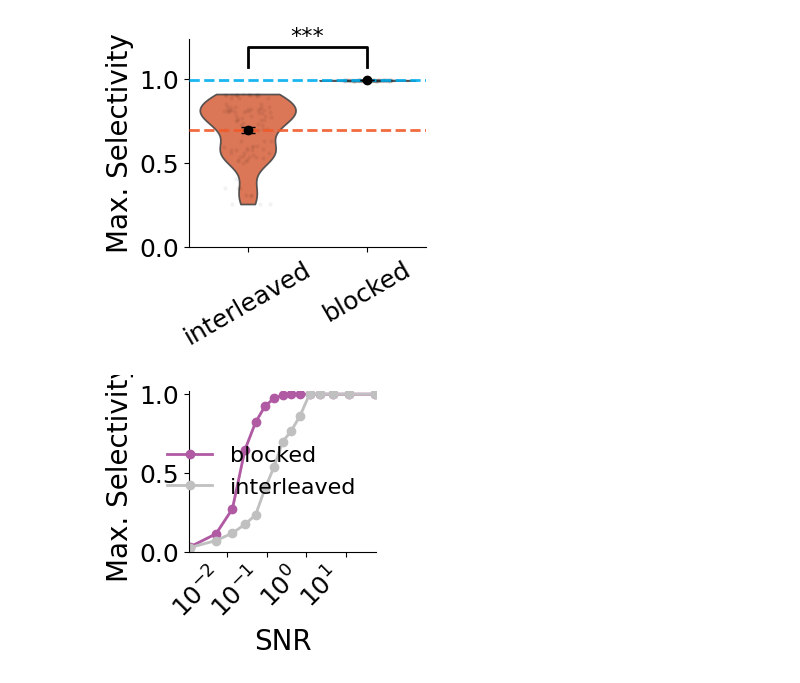
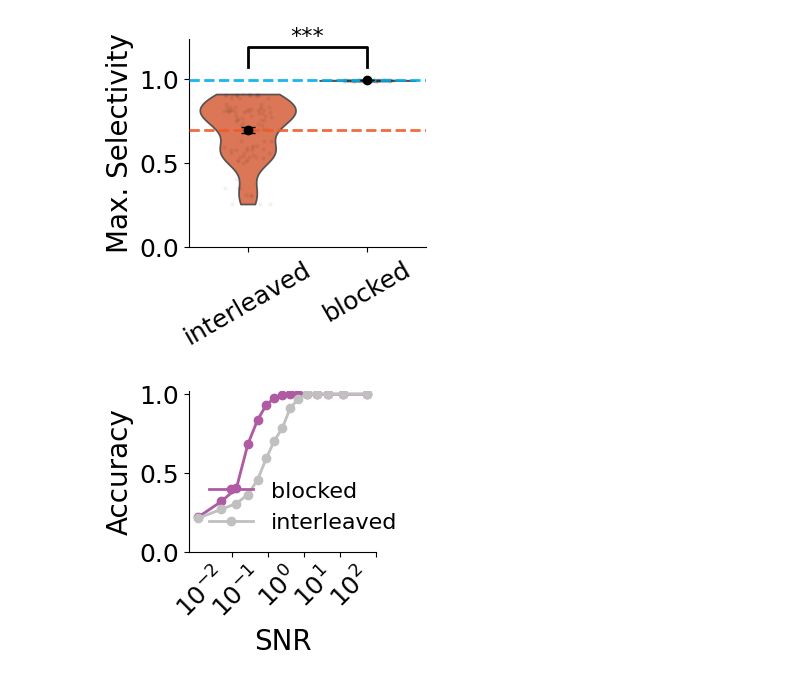
Before and after one commit to albesagonzalez/sensory-semantic-episodes, a Jupyter notebook: Figure_7_recall_blocked.ipynb, the cells around one changed output. Drawn from its saved outputs; the diff is of its cells as text; code cells hidden in the pictures.

```diff
--- a/Figure_7_recall_blocked.ipynb
+++ b/Figure_7_recall_blocked.ipynb
@@ -48,6 +48,8 @@ blue_yellow = LinearSegmentedColormap.from_list(
 
 gray = '#C0C0C0'
 purple = '#B05AA3'
+shared_snr_ticks = [1e-2, 1e-1, 1e0, 1e1, 1e2]
+shared_snr_ticklabels = [r"$10^{-2}$", r"$10^{-1}$", r"$10^{0}$", r"$10^{1}$", r"$10^{2}$"]
 
 gray_purple = LinearSegmentedColormap.from_list(
     "gray_purple",
@@ -209,8 +195,8 @@ def get_recalls_for_noise(network, stored_num_swaps, scrambled=False, num_trials
         input_params_local = deepcopy(input_params)
         input_params_local["num_swaps"] = stored_num_swaps
 
-        input, input_episodes, input_latents, network = test_network(
-            network, input_params_local, scrambled, sleep=False, print_rate=50
+        input, input_episodes, input_latents, network = train_network(
+            network, input_params_local, scrambled=scrambled, sleep=False, print_rate=50
         )
 
         for episode in torch.stack(network.activity_recordings["mtl"], axis=0):
@@ -611,78 +664,68 @@ with ctx.Pool(processes=blocked_interleaved_sweep_params["num_cpu"]) as pool:
         experiment_params,
     )
 # %%
-blocked_interleaved_selectivity_rows = []
+blocked_interleaved_accuracy_rows = []
 for result in blocked_interleaved_noise_results:
-    blocked_interleaved_selectivity_rows.append(
+    blocked_interleaved_accuracy_rows.append(
         {
             "condition": "blocked",
             "num_swaps": result["num_swaps"],
             "seed": result["seed"],
-            "mean_selectivity": result["mean_selectivity_blocked"],
+            "mean_accuracy": result["mean_accuracy_blocked"],
         }
     )
-    blocked_interleaved_selectivity_rows.append(
+    blocked_interleaved_accuracy_rows.append(
         {
             "condition": "interleaved",
             "num_swaps": result["num_swaps"],
             "seed": result["seed"],
-            "mean_selectivity": result["mean_selectivity_interleaved"],
+            "mean_accuracy": result["mean_accuracy_interleaved"],
         }
     )
 
-blocked_interleaved_selectivity_df = pd.DataFrame(blocked_interleaved_selectivity_rows)
-blocked_interleaved_selectivity_summary = (
-    blocked_interleaved_selectivity_df.groupby(["condition", "num_swaps"])
+blocked_interleaved_accuracy_df = pd.DataFrame(blocked_interleaved_accuracy_rows)
+blocked_interleaved_accuracy_summary = (
+    blocked_interleaved_accuracy_df.groupby(["condition", "num_swaps"])
     .agg(
-        mean_selectivity=("mean_selectivity", "mean"),
-        std_selectivity=("mean_selectivity", "std"),
+        mean_accuracy=("mean_accuracy", "mean"),
+        std_accuracy=("mean_accuracy", "std"),
     )
     .reset_index()
 )
-blocked_interleaved_selectivity_summary["std_selectivity"] = (
-    blocked_interleaved_selectivity_summary["std_selectivity"].fillna(0.0)
+blocked_interleaved_accuracy_summary["std_accuracy"] = (
+    blocked_interleaved_accuracy_summary["std_accuracy"].fillna(0.0)
 )
 
 fig, ax = plt.subplots(figsize=(3, 3))
 
 for condition, color, label in [
     ("blocked", purple, "blocked"),
     ("interleaved", gray, "interleaved"),
 ]:
-    condition_df = blocked_interleaved_selectivity_summary[
-        blocked_interleaved_selectivity_summary["condition"] == condition
+    condition_df = blocked_interleaved_accuracy_summary[
+        blocked_interleaved_accuracy_summary["condition"] == condition
     ].copy()
     condition_df = condition_df.sort_values("num_swaps")
     x = np.array(
         [blocked_interleaved_snr_by_noise[int(level)] for level in condition_df["num_swaps"]],
         dtype=float,
     )
-    y = condition_df["mean_selectivity"].to_numpy()
-    yerr = condition_df["std_selectivity"].to_numpy()
+    y = condition_df["mean_accuracy"].to_numpy()
+    yerr = condition_df["std_accuracy"].to_numpy()
     ax.plot(x, y, marker="o", linewidth=2, color=color, label=label)
     ax.fill_between(x, y - yerr, y + yerr, color=color, alpha=0.2)
 
 ax.set_xlabel("SNR", fontsize=20)
-ax.set_ylabel("Max. Selectivity", fontsize=20)
+ax.set_ylabel("Accuracy", fontsize=20)
 ax.set_xscale("log")
-shared_lower = max(min(blocked_interleaved_snr_by_noise.values()) * 0.95, 1e-3)
-shared_upper = max(blocked_interleaved_snr_by_noise.values()) * 1.05
-decade_ticks = np.array([1e-3, 1e-2, 1e-1, 1e0, 1e1, 1e2], dtype=float)
-decade_ticks = decade_ticks[(decade_ticks >= shared_lower) & (decade_ticks <= shared_upper)]
-decade_formatter = mticker.FuncFormatter(
-    lambda val, pos: rf"$10^{{{int(np.round(np.log10(val)))}}}$" if val > 0 else ""
-)
-ax.set_xlim(shared_lower, shared_upper)
-ax.xaxis.set_major_locator(mticker.FixedLocator(decade_ticks))
-ax.xaxis.set_major_formatter(decade_formatter)
-ax.xaxis.set_minor_locator(mticker.NullLocator())
+ax.set_xticks(shared_snr_ticks)
+ax.set_xticklabels(shared_snr_ticklabels, rotation=45, ha="right")
 ax.set_ylim(0, 1.02)
 ax.tick_params(labelsize=18)
-plt.setp(ax.get_xticklabels(), rotation=45, ha="right")
 ax.legend(frameon=False, fontsize=16)
 sns.despine()
 plt.tight_layout()
 plt.savefig("Figures_SVG/7d2.svg", dpi=300, transparent=True)
 plt.show()
 # %% [output]
-[figure, old version]
+[figure, new version]
```
Also changed, not shown: parts of 14 cells of this notebook, 24 other files.
